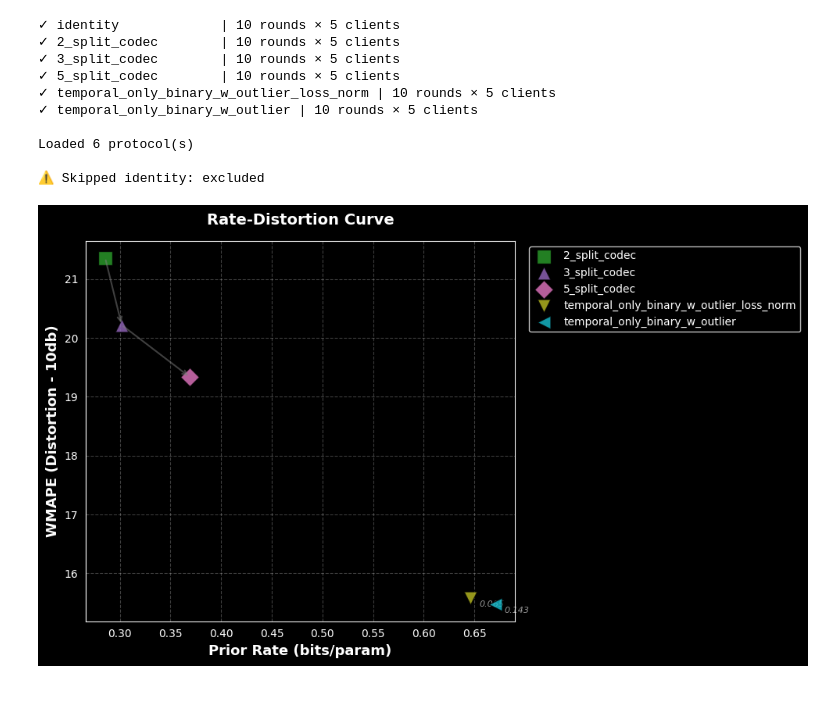
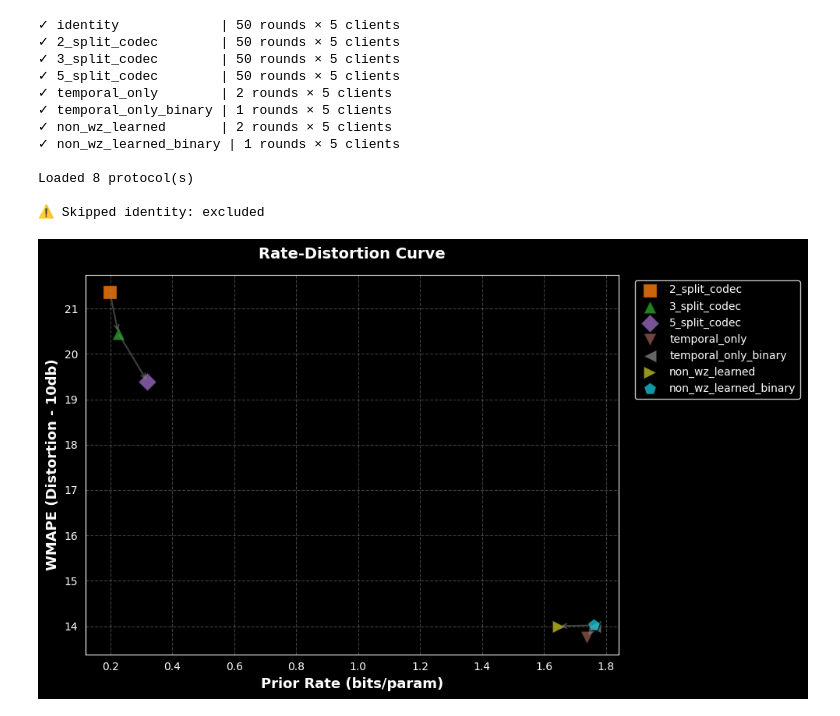
Before and after one commit to HosseinOutward/VUB-ACS-25_Thesis, a Jupyter notebook: FL_code/experiments/records_analysis.ipynb, the cells around one changed output. Drawn from its saved outputs; the diff is of its cells as text; code cells hidden in the pictures.

```diff
--- a/FL_code/experiments/records_analysis.ipynb
+++ b/FL_code/experiments/records_analysis.ipynb
@@ -227,27 +227,29 @@ def plot_rate_distortion_progress(all_protocols: Dict[str, pd.DataFrame], dist_c
 # %%
 # Load all protocols from records directory
 all_protocols = load_all_protocols(
     records_dir=Path("../records"),
     # start_round=10,           # Start from round 0
-    end_round=10,          # Include all rounds (or set a limit like 50)
+    # end_round=12,          # Include all rounds (or set a limit like 50)
     # exclude=['identity']     # Skip specific protocols
 )
 
 # print_meta_rates(all_protocols)
 
 plot_rate_distortion(
     all_protocols,
     exclude=['identity']
 )
 # %% [output]
-✓ identity             | 10 rounds × 5 clients
-✓ 2_split_codec        | 10 rounds × 5 clients
-✓ 3_split_codec        | 10 rounds × 5 clients
-✓ 5_split_codec        | 10 rounds × 5 clients
-✓ temporal_only_binary_w_outlier_loss_norm | 10 rounds × 5 clients
-✓ temporal_only_binary_w_outlier | 10 rounds × 5 clients
+✓ identity             | 50 rounds × 5 clients
+✓ 2_split_codec        | 50 rounds × 5 clients
+✓ 3_split_codec        | 50 rounds × 5 clients
+✓ 5_split_codec        | 50 rounds × 5 clients
+✓ temporal_only        | 2 rounds × 5 clients
+✓ temporal_only_binary | 1 rounds × 5 clients
+✓ non_wz_learned       | 2 rounds × 5 clients
+✓ non_wz_learned_binary | 1 rounds × 5 clients
 
-Loaded 6 protocol(s)
+Loaded 8 protocol(s)
 
 ⚠ Skipped identity: excluded
-[figure, old version]
+[figure, new version]
```
Also changed, not shown: parts of 4 cells of this notebook, 36 other files.
